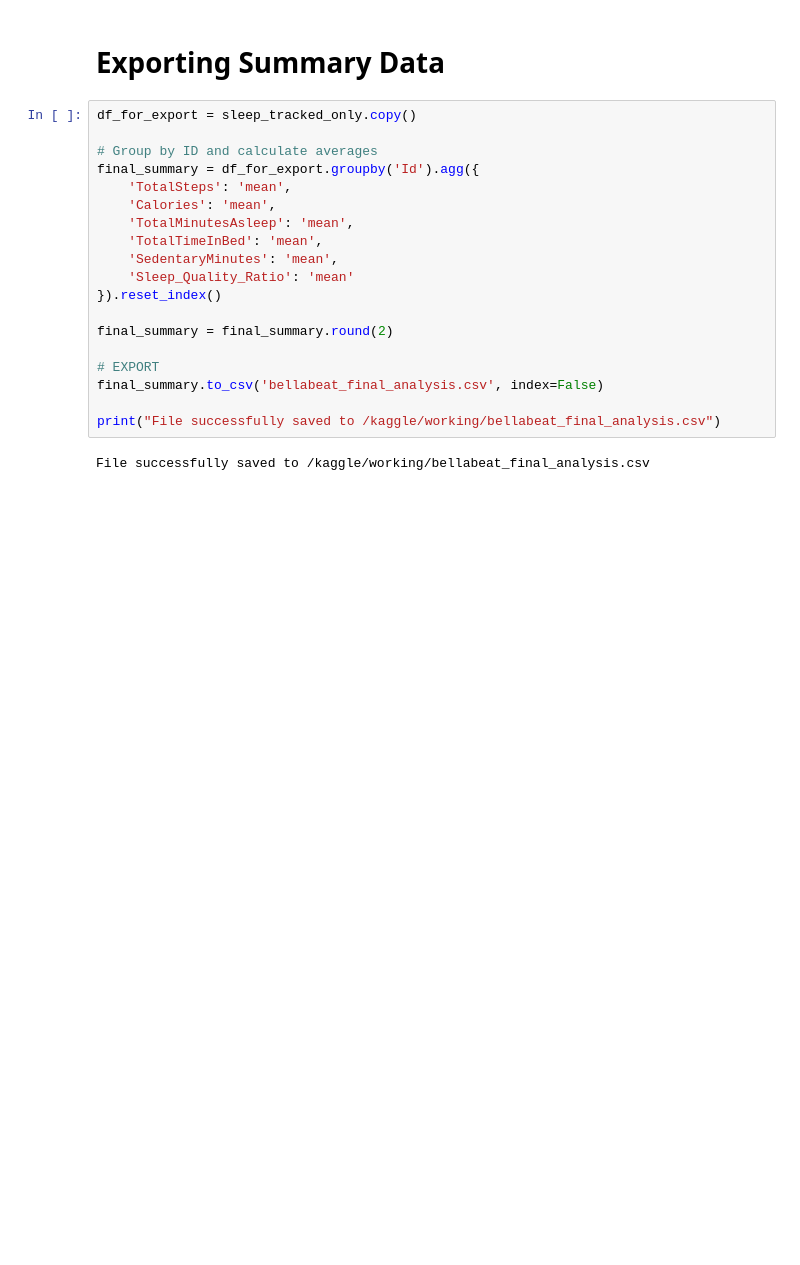
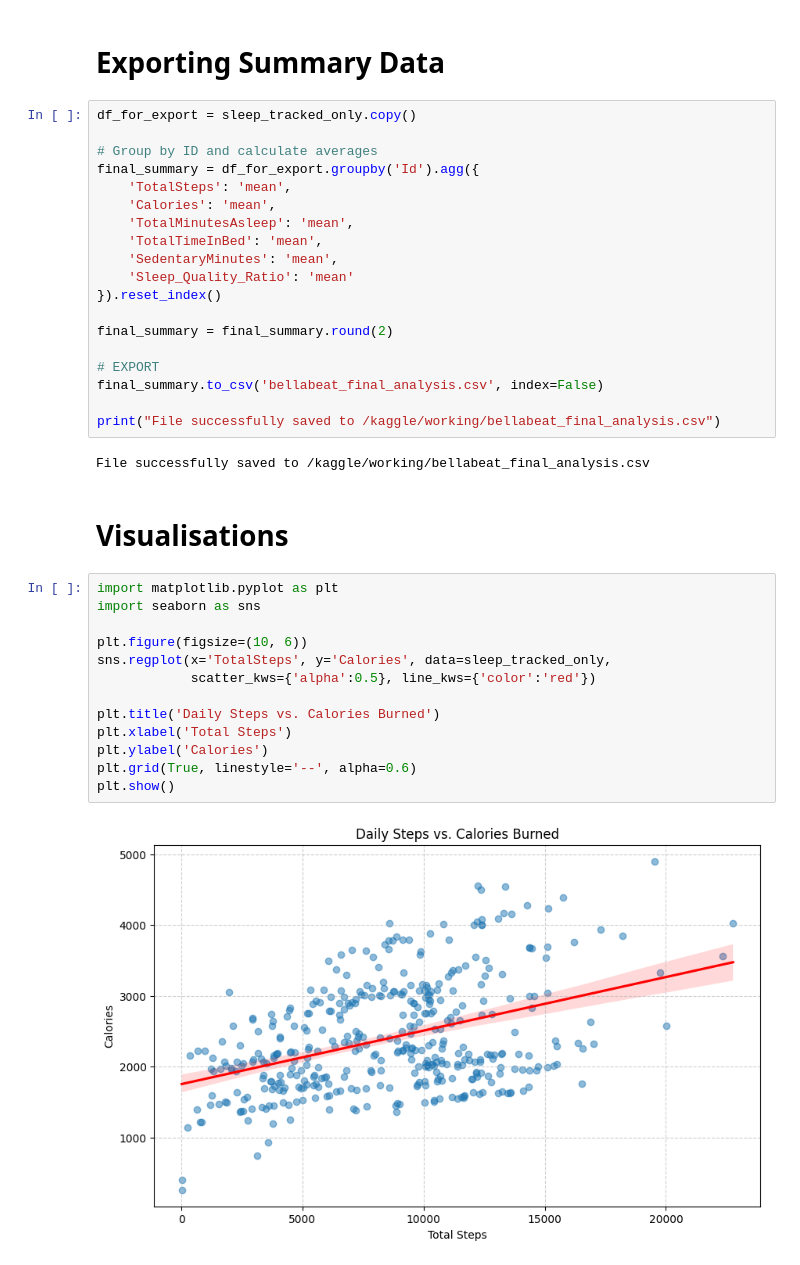
Before and after one commit to rachmi00/Bella-beats, a Jupyter notebook: bella-beats-competitor-analysis.ipynb, the cells around one changed output. Saved outputs shown, nothing was run; the diff lists cells and outputs as text; blank space fills up the shorter version.

Commit message:
Kaggle Notebook | Bella Beats Competitor Analysis |Visualisations

```diff
--- a/bella-beats-competitor-analysis.ipynb
+++ b/bella-beats-competitor-analysis.ipynb
@@ -266,3 +266,20 @@ final_summary.to_csv('bellabeat_final_analysis.csv', index=False)
 print("File successfully saved to /kaggle/working/bellabeat_final_analysis.csv")
 # %% [output]
 File successfully saved to /kaggle/working/bellabeat_final_analysis.csv
+# %% [markdown]
+# **Visualisations**
+# %%
+import matplotlib.pyplot as plt
+import seaborn as sns
+
+plt.figure(figsize=(10, 6))
+sns.regplot(x='TotalSteps', y='Calories', data=sleep_tracked_only,
+            scatter_kws={'alpha':0.5}, line_kws={'color':'red'})
+
+plt.title('Daily Steps vs. Calories Burned')
+plt.xlabel('Total Steps')
+plt.ylabel('Calories')
+plt.grid(True, linestyle='--', alpha=0.6)
+plt.show()
+# %% [output]
+[figure, added]
```
Also changed, not shown: parts of 2 cells of this notebook.
